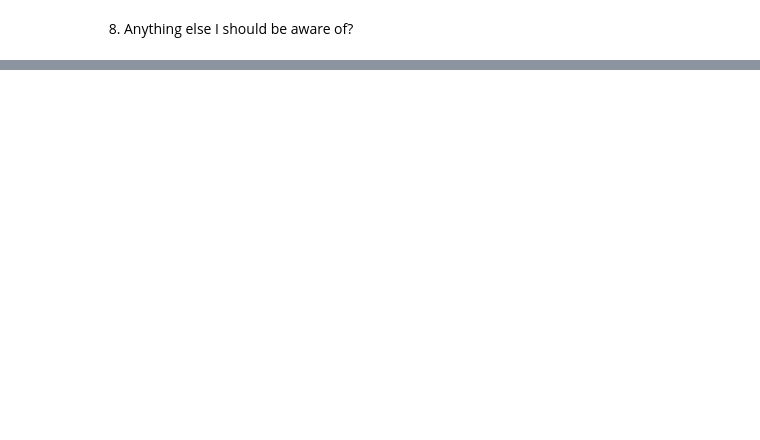
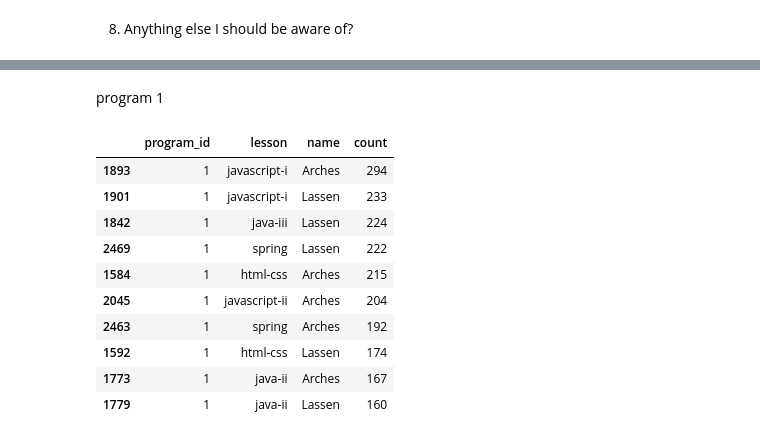
Before and after one commit to Curriculum-Assurance-Team/Curriculum_Engagement_and_Usage_Analysis, a Jupyter notebook: explore_mr.ipynb, the cells around one changed output, grey strips where cells are left out. Drawn from its saved outputs; the diff is of its cells as text; code cells hidden in the pictures; blank space fills up the shorter version.

```diff
--- a/explore_mr.ipynb
+++ b/explore_mr.ipynb
@@ -532,0 +586,26 @@ Name: lesson, dtype: int64
+# %%
+grouped_traffic = df.groupby(['program_id','lesson','name'])\
+                                .size().reset_index(name='count')
+top_lessons = grouped_traffic.sort_values('count')
+
+top_lessons[
+    (top_lessons['program_id'] == program_id) &
+    (~top_lessons['lesson'].isin(['/', 'appendix', 'index.html']))].head(10)
+# %% [markdown]
+program 1
+# %%
+top_lessons[
+    (top_lessons['program_id'] == 1) &
+    (~top_lessons['lesson'].isin(['/', 'appendix', 'index.html']))].head(10)
+# %% [output]
+|  | program_id | lesson | name | count |
+| 1893 | 1 | javascript-i | Arches | 294 |
+| 1901 | 1 | javascript-i | Lassen | 233 |
+| 1842 | 1 | java-iii | Lassen | 224 |
+| 2469 | 1 | spring | Lassen | 222 |
+| 1584 | 1 | html-css | Arches | 215 |
+| 2045 | 1 | javascript-ii | Arches | 204 |
+| 2463 | 1 | spring | Arches | 192 |
+| 1592 | 1 | html-css | Lassen | 174 |
+| 1773 | 1 | java-ii | Arches | 167 |
+| 1779 | 1 | java-ii | Lassen | 160 |
```
Also changed, not shown: parts of 34 cells of this notebook, 1 other file.
